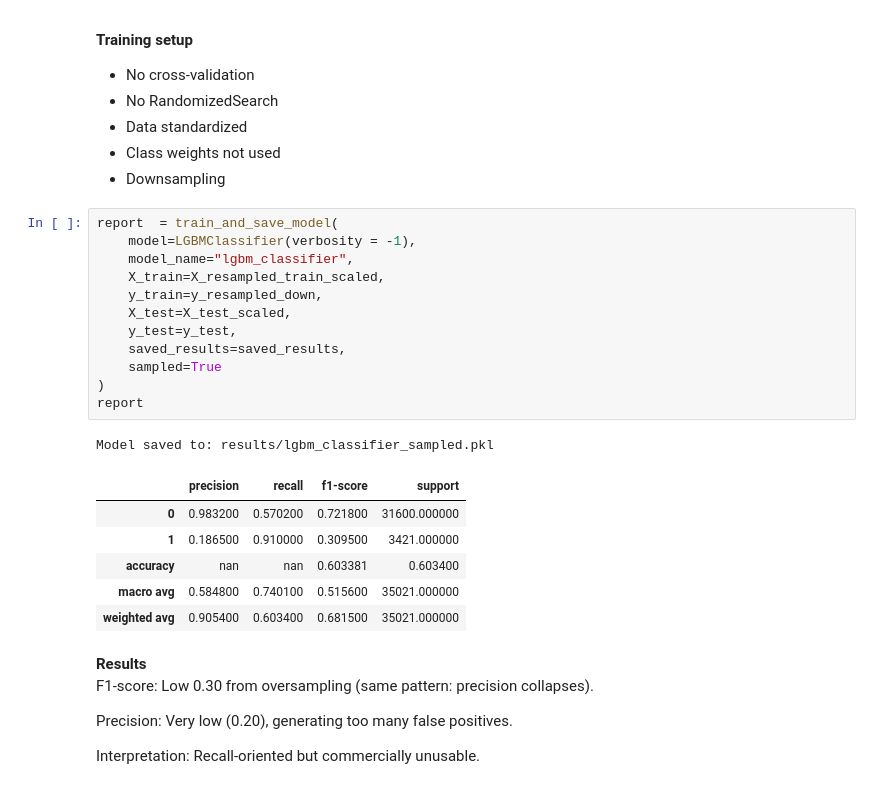
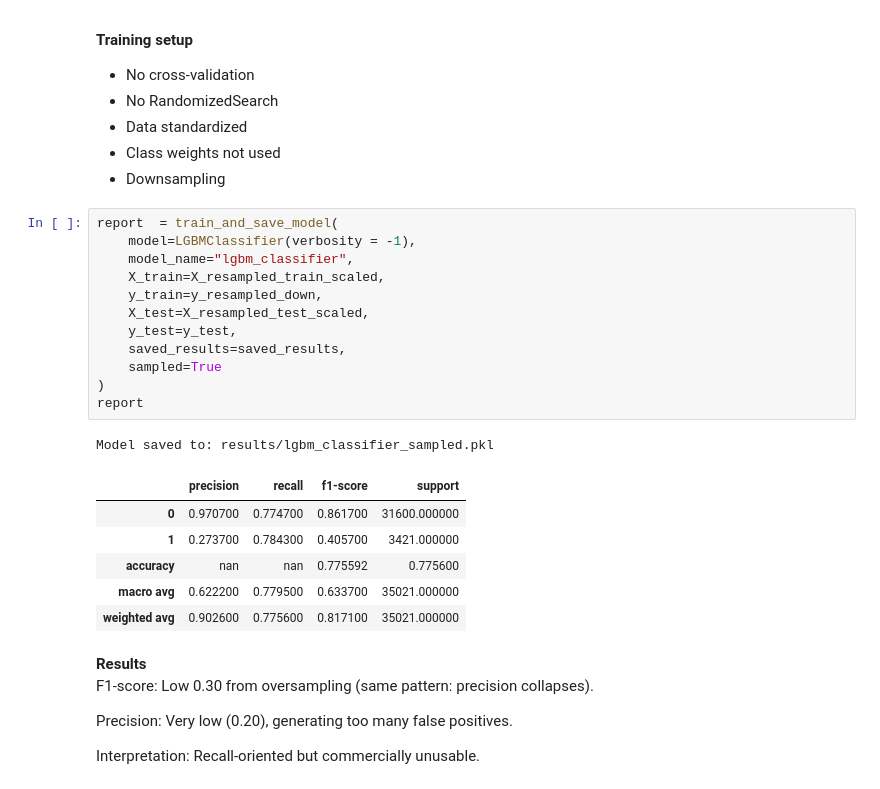
Before and after one commit to OloruntobiOlutola/Hands-on-ML, a Jupyter notebook: customer_transaction.ipynb, the cells around one changed output. Cells and saved outputs as stored; diff of their text form.

```diff
--- a/customer_transaction.ipynb
+++ b/customer_transaction.ipynb
@@ -1066,23 +1063,23 @@ LightGBM is a fast gradient boosting framework optimized for large datasets and
 # %%
 report  = train_and_save_model(
     model=LGBMClassifier(verbosity = -1),
     model_name="lgbm_classifier",
     X_train=X_resampled_train_scaled,
     y_train=y_resampled_down,
-    X_test=X_test_scaled,
+    X_test=X_resampled_test_scaled,
     y_test=y_test,
     saved_results=saved_results,
     sampled=True
 )
 report
 # %% [output]
 Model saved to: results/lgbm_classifier_sampled.pkl
 |  | precision | recall | f1-score | support |
-| 0 | 0.983200 | 0.570200 | 0.721800 | 31600.000000 |
-| 1 | 0.186500 | 0.910000 | 0.309500 | 3421.000000 |
-| accuracy | nan | nan | 0.603381 | 0.603400 |
-| macro avg | 0.584800 | 0.740100 | 0.515600 | 35021.000000 |
-| weighted avg | 0.905400 | 0.603400 | 0.681500 | 35021.000000 |
+| 0 | 0.970700 | 0.774700 | 0.861700 | 31600.000000 |
+| 1 | 0.273700 | 0.784300 | 0.405700 | 3421.000000 |
+| accuracy | nan | nan | 0.775592 | 0.775600 |
+| macro avg | 0.622200 | 0.779500 | 0.633700 | 35021.000000 |
+| weighted avg | 0.902600 | 0.775600 | 0.817100 | 35021.000000 |
 # %% [markdown]
 **Results**
 F1-score: Low 0.30 from oversampling (same pattern: precision collapses).
```
Also changed, not shown: parts of 27 cells of this notebook.
